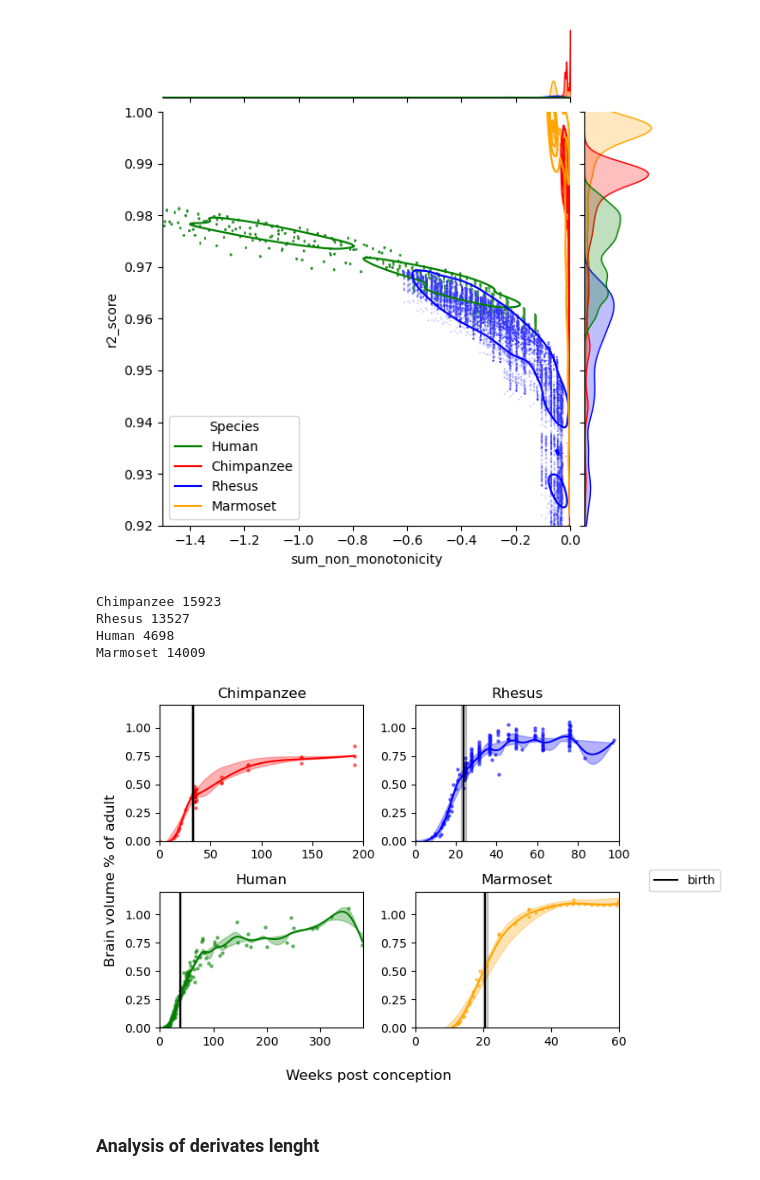
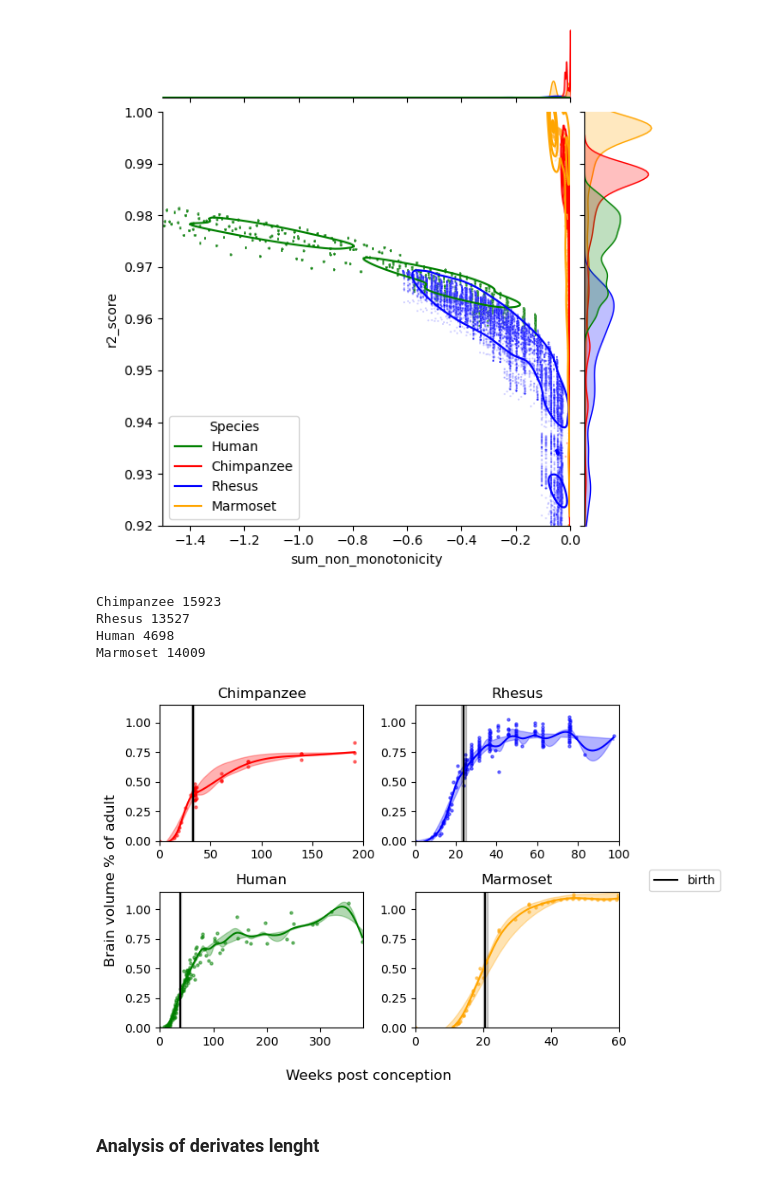
Before and after one commit to biagzi/altricial_brain_vocal_learning, a Jupyter notebook: code/SensitivityAnalysis_and_SuppFig.ipynb, the cells around one changed output. Cells and saved outputs as stored; diff of their text form; code cells hidden in the pictures.

```diff
--- a/code/SensitivityAnalysis_and_SuppFig.ipynb
+++ b/code/SensitivityAnalysis_and_SuppFig.ipynb
@@ -220,35 +220,35 @@ for row in ax:
 
             average_curve = np.mean(np.array(all_curves), axis=0)
             min_curve = np.min(np.array(all_curves), axis=0)
             max_curve = np.max(np.array(all_curves), axis=0)
 
             print(specie, len(sensitivity_df_species))
 
             col.plot(x_each_specie[specie], average_curve, '-', color = species_color[specie],alpha = 1)
             col.fill_between(x_each_specie[specie], min_curve,max_curve, color=species_color[specie], alpha=0.3)
 
             all_derivatives_specie[specie] = all_derivatives
             col.axvline(x = gestation_periods_plot[specie], color = "black",linestyle = '-',label="birth" if i == 0 else "")
             col.axvspan(gestation_periods[specie] - gestation_periods_sd[specie], gestation_periods[specie] + gestation_periods_sd[specie], alpha=0.2, color='black')
 
             col.set_xlim(0,cut_period[specie])
-            col.set_ylim(0,1.2)
+            col.set_ylim(0,1.15)
             i += 1
         except:
             pass
 
 fig.supxlabel('Weeks post conception')
 fig.supylabel('Brain volume % of adult')
 fig.legend(loc='center left', bbox_to_anchor=(1, 0.5))
 fig.savefig("{0}/figs/S3.pdf".format(PYTHON_PATH),dpi = 800)
 plt.tight_layout()
 plt.show()
 # %% [output]
 Chimpanzee 15923
 Rhesus 13527
 Human 4698
 Marmoset 14009
-[figure, old version]
+[figure, new version]
 # %% [markdown]
 ### Analysis of derivates lenght
 # %%
```
Also changed, not shown: 6 other files.
